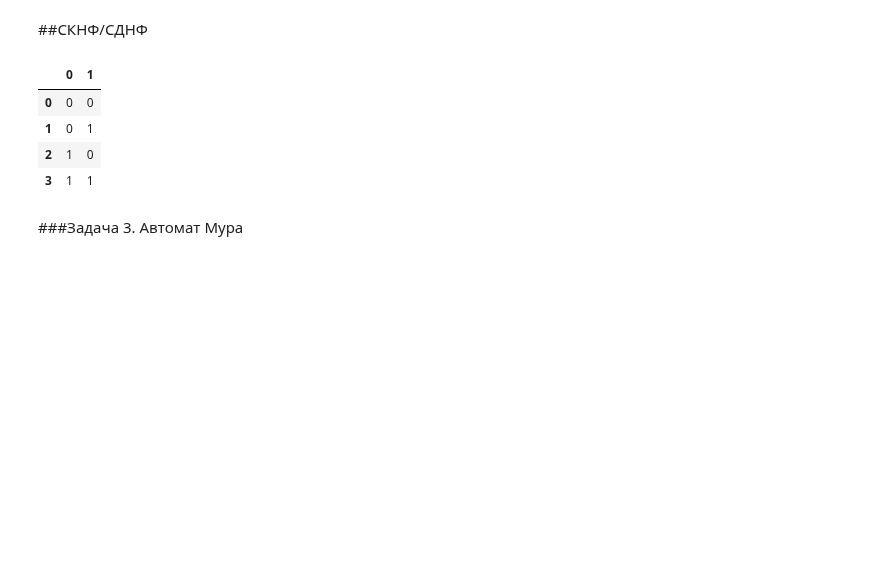
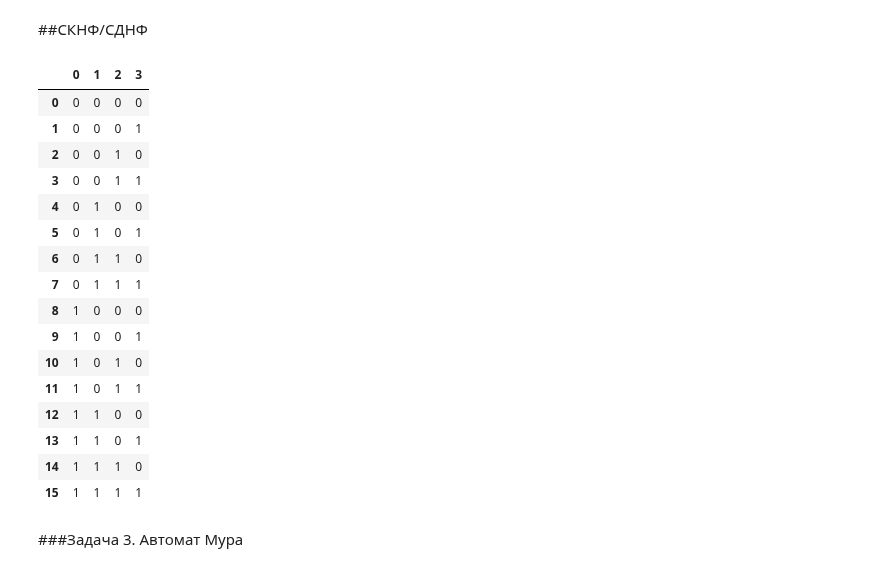
Before and after one commit to Viktory4121/MORD, a Jupyter notebook: КА.ipynb, the cells around one changed output. Cells and saved outputs as stored; diff of their text form; code cells hidden in the pictures; blank space fills up the shorter version.

```diff
--- a/КА.ipynb
+++ b/КА.ipynb
@@ -309,11 +309,23 @@ creatly_connection_table(truth_copy2, out_copy2)
 # %% [markdown]
 ##СКНФ/СДНФ
 # %%
-table_combinations = pd.DataFrame(it.product([0,1], repeat=2))
+table_combinations = pd.DataFrame(it.product([0,1], repeat=4))
 table_combinations
 # %% [output]
-|  | 0 | 1 |
-| 0 | 0 | 0 |
-| 1 | 0 | 1 |
-| 2 | 1 | 0 |
-| 3 | 1 | 1 |
+|  | 0 | 1 | 2 | 3 |
+| 0 | 0 | 0 | 0 | 0 |
+| 1 | 0 | 0 | 0 | 1 |
+| 2 | 0 | 0 | 1 | 0 |
+| 3 | 0 | 0 | 1 | 1 |
+| 4 | 0 | 1 | 0 | 0 |
+| 5 | 0 | 1 | 0 | 1 |
+| 6 | 0 | 1 | 1 | 0 |
+| 7 | 0 | 1 | 1 | 1 |
+| 8 | 1 | 0 | 0 | 0 |
+| 9 | 1 | 0 | 0 | 1 |
+| 10 | 1 | 0 | 1 | 0 |
+| 11 | 1 | 0 | 1 | 1 |
+| 12 | 1 | 1 | 0 | 0 |
+| 13 | 1 | 1 | 0 | 1 |
+| 14 | 1 | 1 | 1 | 0 |
+| 15 | 1 | 1 | 1 | 1 |
```
Also changed, not shown: parts of 2 cells of this notebook.
